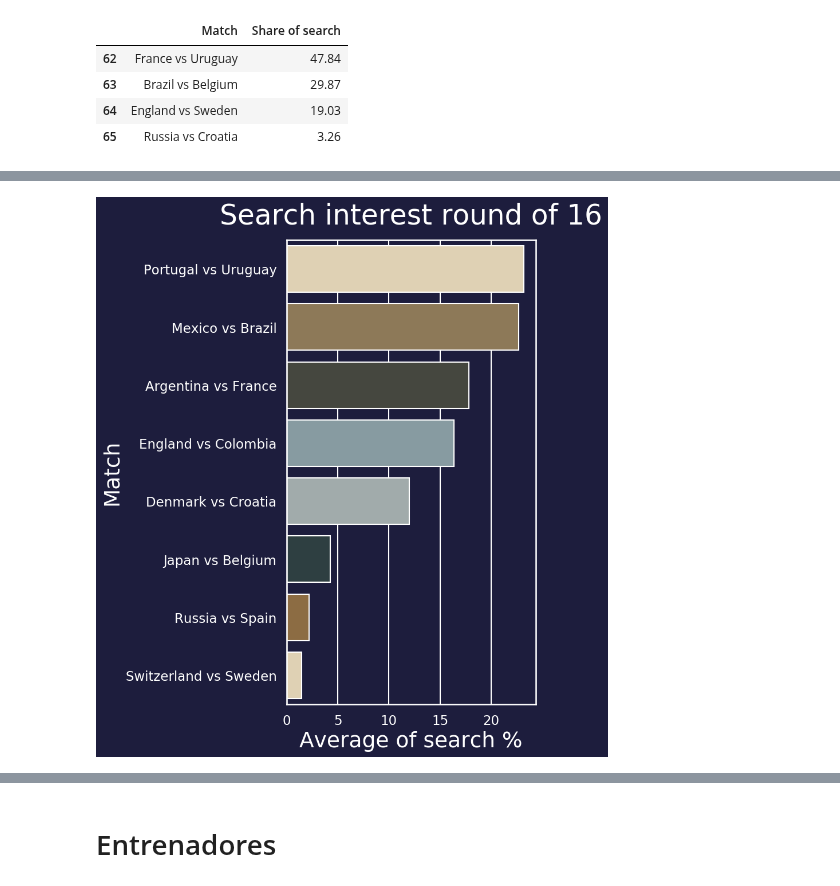
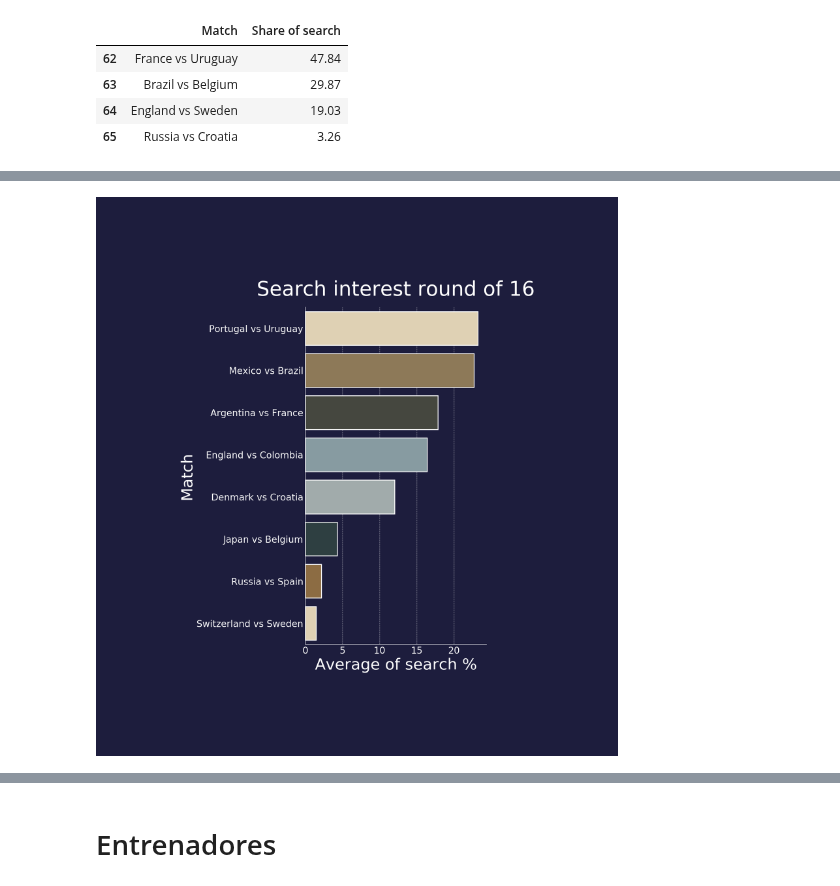
Before and after one commit to datatrooper/instatrooper, a Jupyter notebook: notebooks/2020/t1/world_cup_search.ipynb, the cells around one changed output, grey strips where cells are left out. Saved outputs shown, nothing was run; the diff lists cells and outputs as text; code cells hidden in the pictures.

```diff
--- a/notebooks/2020/t1/world_cup_search.ipynb
+++ b/notebooks/2020/t1/world_cup_search.ipynb
@@ -104,6 +104,7 @@ See the caveats in the documentation: http://pandas.pydata.org/pandas-docs/stabl
 | 64 | England vs Sweden | 19.03 |
 | 65 | Russia vs Croatia | 3.26 |
 # %%
+plt.style.use('https://raw.githubusercontent.com/datatrooper/instatrooper/master/styles/whitetrooper.mplstyle')
 fig = plt.figure(figsize=(5,10))
 
 
@@ -123,15 +124,16 @@ fig.savefig('grupos.png', facecolor=fig.get_facecolor(),pad_inches=2, bbox_inche
 # %%
+plt.style.use('https://raw.githubusercontent.com/datatrooper/instatrooper/master/styles/bluetrooper.mplstyle')
 fig = plt.figure(figsize=(5,10))
 ax = sns.barplot(y="Match", x="Share of search",orient="h", data = df_octa,palette=datatrooper_palette)
 #plt.xlim(8, 8.6)
 ax.set_title("Search interest round of 16", pad=20, fontsize=35)
 ax.set_xlabel("Average of search %", fontsize=27)
 ax.set_ylabel("Match", fontsize=27)
 
 plt.show()
 fig.savefig('octavos.png', facecolor=fig.get_facecolor(),pad_inches=2, bbox_inches="tight", dpi=100)
 # %% [output]
-[figure, old version]
+[figure, new version]
 # %%
 fig = plt.figure(figsize=(5,10))
 ax = sns.barplot(y="Match", x="Share of search",orient="h", data = df_cuartos,palette=datatrooper_palette)
```
Also changed, not shown: parts of 3 cells of this notebook, 2 other files.
